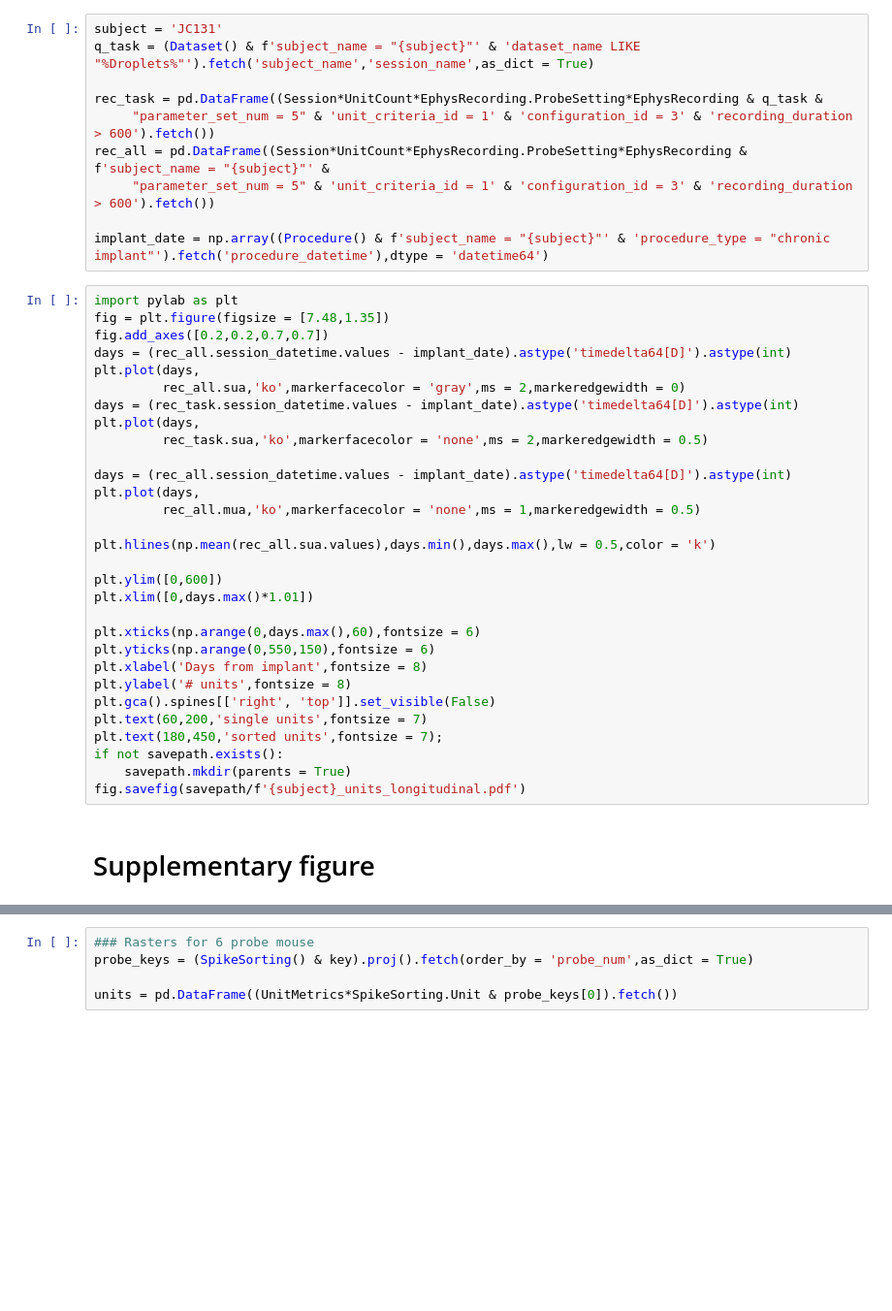
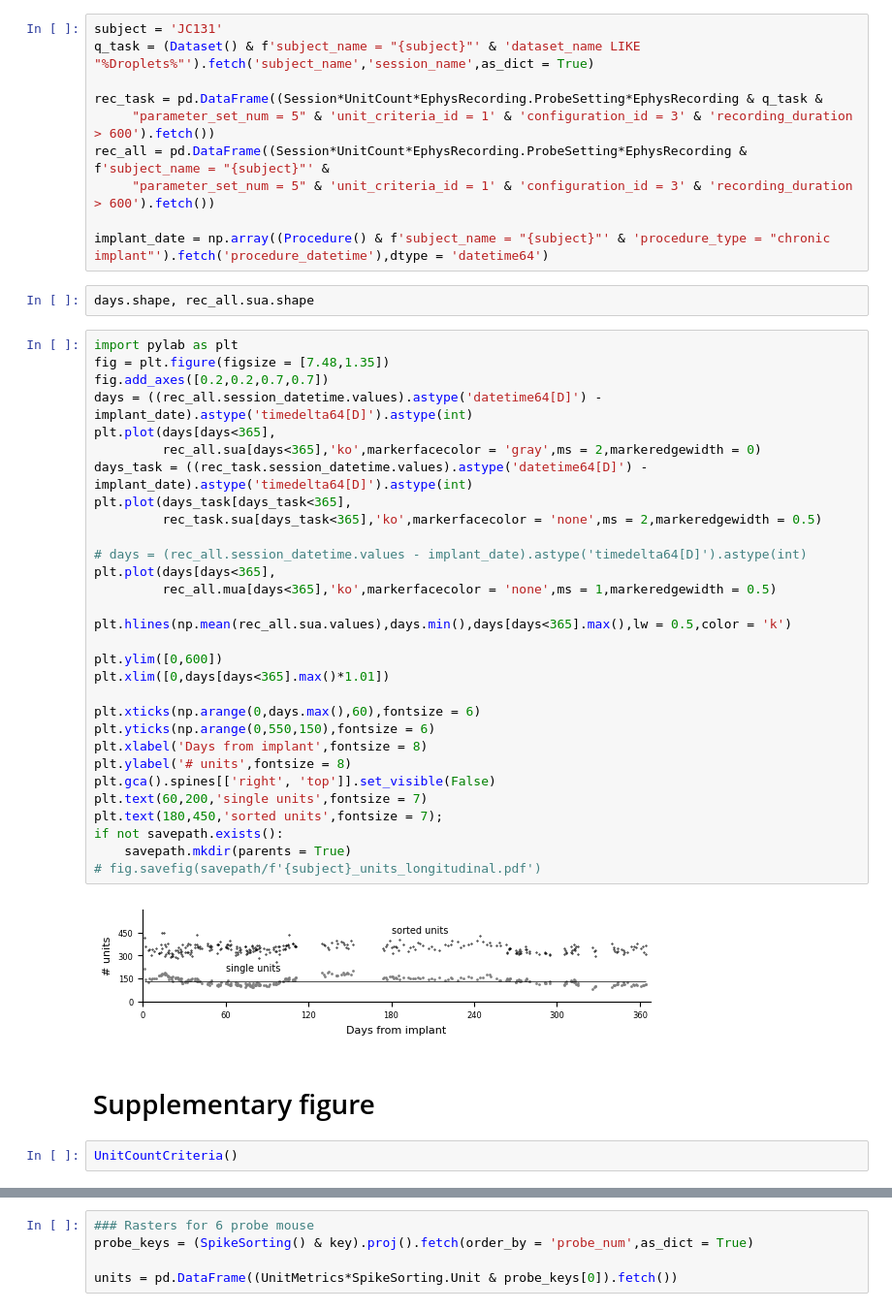
Before and after one commit to spkware/chronic_recording_manuscript, a Jupyter notebook: figures/figure1.ipynb, the cells around one changed output, grey strips where cells are left out. Shown at 97% size. Cells and saved outputs as stored; diff of their text form; blank space fills up the shorter version.

```diff
--- a/figures/figure1.ipynb
+++ b/figures/figure1.ipynb
@@ -18,38 +25,44 @@ rec_all = pd.DataFrame((Session*UnitCount*EphysRecording.ProbeSetting*EphysRecor
      "parameter_set_num = 5" & 'unit_criteria_id = 1' & 'configuration_id = 3' & 'recording_duration > 600').fetch())
 
 implant_date = np.array((Procedure() & f'subject_name = "{subject}"' & 'procedure_type = "chronic implant"').fetch('procedure_datetime'),dtype = 'datetime64')
+# %%
+days.shape, rec_all.sua.shape
 # %%
 import pylab as plt
 fig = plt.figure(figsize = [7.48,1.35])
 fig.add_axes([0.2,0.2,0.7,0.7])
-days = (rec_all.session_datetime.values - implant_date).astype('timedelta64[D]').astype(int)
-plt.plot(days,
-         rec_all.sua,'ko',markerfacecolor = 'gray',ms = 2,markeredgewidth = 0)
-days = (rec_task.session_datetime.values - implant_date).astype('timedelta64[D]').astype(int)
-plt.plot(days,
-         rec_task.sua,'ko',markerfacecolor = 'none',ms = 2,markeredgewidth = 0.5)
+days = ((rec_all.session_datetime.values).astype('datetime64[D]') - implant_date).astype('timedelta64[D]').astype(int)
+plt.plot(days[days<365],
+         rec_all.sua[days<365],'ko',markerfacecolor = 'gray',ms = 2,markeredgewidth = 0)
+days_task = ((rec_task.session_datetime.values).astype('datetime64[D]') - implant_date).astype('timedelta64[D]').astype(int)
+plt.plot(days_task[days_task<365],
+         rec_task.sua[days_task<365],'ko',markerfacecolor = 'none',ms = 2,markeredgewidth = 0.5)
 
-days = (rec_all.session_datetime.values - implant_date).astype('timedelta64[D]').astype(int)
-plt.plot(days,
-         rec_all.mua,'ko',markerfacecolor = 'none',ms = 1,markeredgewidth = 0.5)
+# days = (rec_all.session_datetime.values - implant_date).astype('timedelta64[D]').astype(int)
+plt.plot(days[days<365],
+         rec_all.mua[days<365],'ko',markerfacecolor = 'none',ms = 1,markeredgewidth = 0.5)
 
-plt.hlines(np.mean(rec_all.sua.values),days.min(),days.max(),lw = 0.5,color = 'k')
+plt.hlines(np.mean(rec_all.sua.values),days.min(),days[days<365].max(),lw = 0.5,color = 'k')
 
 plt.ylim([0,600])
-plt.xlim([0,days.max()*1.01])
+plt.xlim([0,days[days<365].max()*1.01])
 
 plt.xticks(np.arange(0,days.max(),60),fontsize = 6)
 plt.yticks(np.arange(0,550,150),fontsize = 6)
 plt.xlabel('Days from implant',fontsize = 8)
 plt.ylabel('# units',fontsize = 8)
 plt.gca().spines[['right', 'top']].set_visible(False)
 plt.text(60,200,'single units',fontsize = 7)
 plt.text(180,450,'sorted units',fontsize = 7);
 if not savepath.exists():
     savepath.mkdir(parents = True)
-fig.savefig(savepath/f'{subject}_units_longitudinal.pdf')
+# fig.savefig(savepath/f'{subject}_units_longitudinal.pdf')
+# %% [output]
+[figure, added]
 # %% [markdown]
 # Supplementary figure
+# %%
+UnitCountCriteria()
 # %%
 import pylab as plt
 from labdata.schema import *
```
Also changed, not shown: parts of 11 cells of this notebook.
